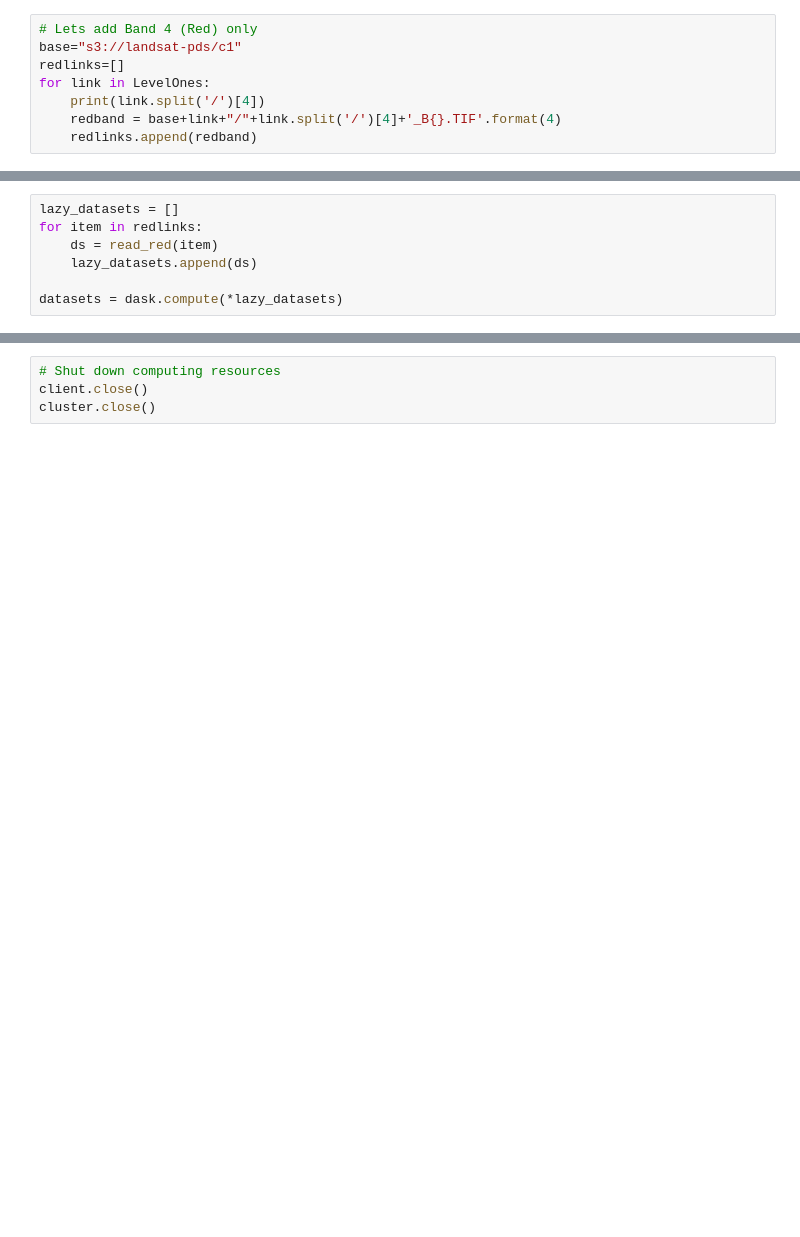
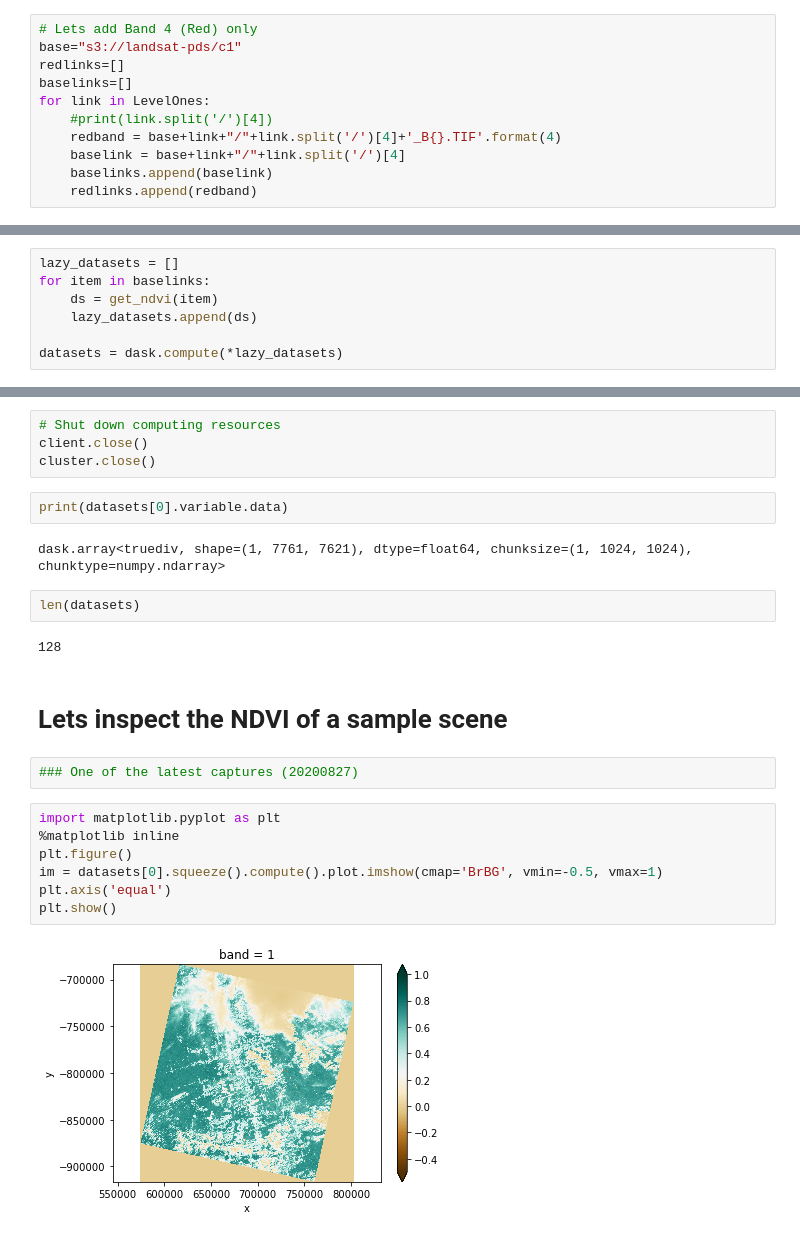
Before and after one commit to ESIPFed/open-data-education, a Jupyter notebook: Scale-up.ipynb, the cells around one changed output, grey strips where cells are left out. Saved outputs shown, nothing was run; the diff lists cells and outputs as text; blank space fills up the shorter version.

Commit message:
Added scaling up to calculate NDVI and converting DN to reflectance

```diff
--- a/Scale-up.ipynb
+++ b/Scale-up.ipynb
@@ -141,7 +141,10 @@ LevelOnes
 # Lets add Band 4 (Red) only
 base="s3://landsat-pds/c1"
 redlinks=[]
+baselinks=[]
 for link in LevelOnes:
-    print(link.split('/')[4])
+    #print(link.split('/')[4])
     redband = base+link+"/"+link.split('/')[4]+'_B{}.TIF'.format(4)
+    baselink = base+link+"/"+link.split('/')[4]
+    baselinks.append(baselink)
     redlinks.append(redband)
@@ -219,7 +286,7 @@ VBox(children=(HTML(value='<h2>GatewayCluster</h2>'), HBox(children=(HTML(value=
 # %%
 lazy_datasets = []
-for item in redlinks:
-    ds = read_red(item)
+for item in baselinks:
+    ds = get_ndvi(item)
     lazy_datasets.append(ds)
 
 datasets = dask.compute(*lazy_datasets)
@@ -231,3 +296,24 @@ datasets = dask.compute(*lazy_datasets)
 # Shut down computing resources
 client.close()
 cluster.close()
+# %%
+print(datasets[0].variable.data)
+# %% [output]
+dask.array<truediv, shape=(1, 7761, 7621), dtype=float64, chunksize=(1, 1024, 1024), chunktype=numpy.ndarray>
+# %%
+len(datasets)
+# %% [output]
+128
+# %% [markdown]
+# Lets inspect the NDVI of  a sample scene
+# %%
+### One of the latest captures (20200827)
+# %%
+import matplotlib.pyplot as plt
+%matplotlib inline
+plt.figure()
+im = datasets[0].squeeze().compute().plot.imshow(cmap='BrBG', vmin=-0.5, vmax=1)
+plt.axis('equal')
+plt.show()
+# %% [output]
+[figure, added]
```
Also changed, not shown: parts of 23 cells of this notebook.
